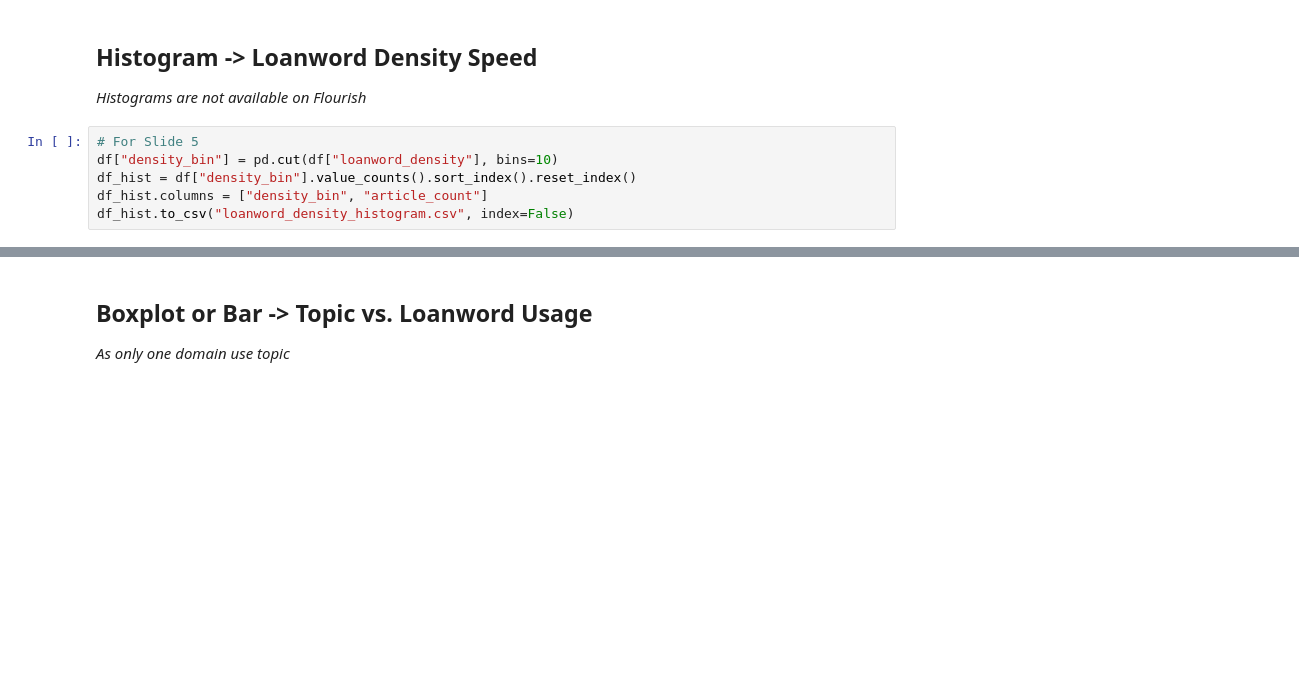
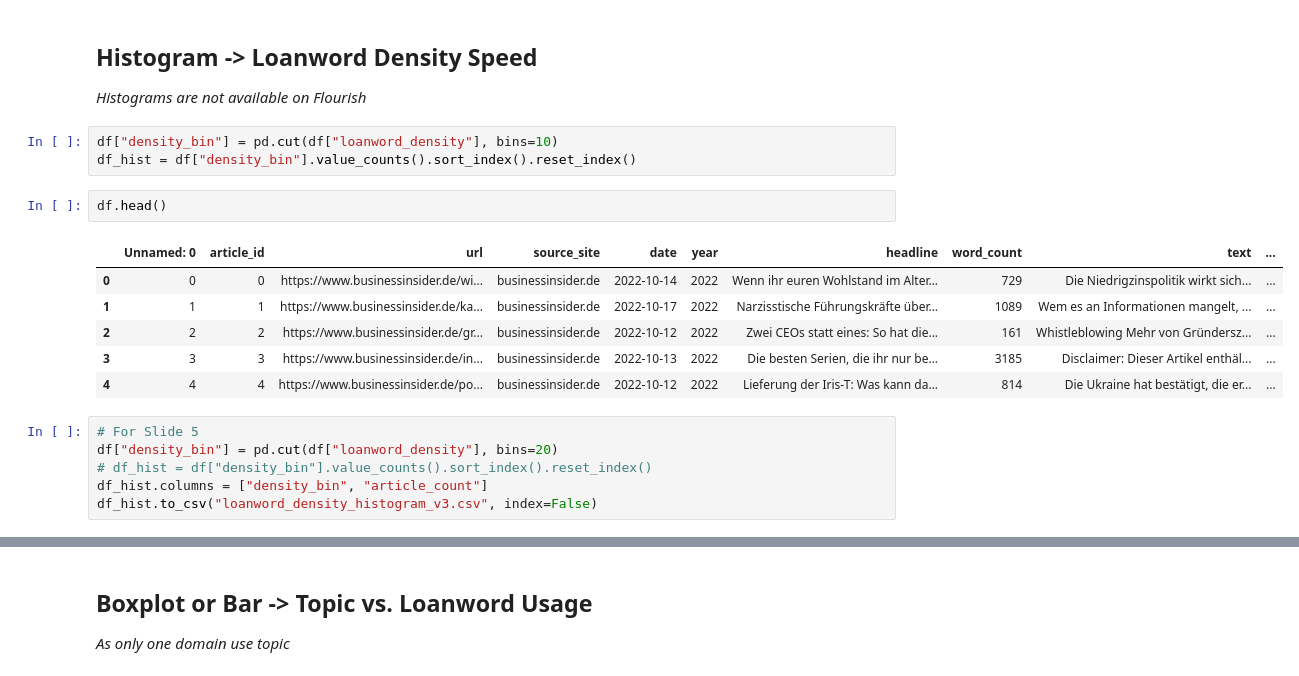
Before and after one commit to halfpintutopia/DA-deutsch-englisch-einfluss, a Jupyter notebook: flourish_data/flourish_data.ipynb, the cells around one changed output, grey strips where cells are left out. Drawn from its saved outputs; the diff is of its cells as text; blank space fills up the shorter version.

```diff
--- a/flourish_data/flourish_data.ipynb
+++ b/flourish_data/flourish_data.ipynb
@@ -34,9 +56,21 @@ df_line.to_csv("loanword_density_by_year.csv", index=False)
 ## Histogram -> Loanword Density Speed
 
 _Histograms are not available on Flourish_
+# %%
+df["density_bin"] = pd.cut(df["loanword_density"], bins=10)
+df_hist = df["density_bin"].value_counts().sort_index().reset_index()
+# %%
+df.head()
+# %% [output]
+|  | Unnamed: 0 | article_id | url | source_site | date | year | headline | word_count | text | ... |
+| 0 | 0 | 0 | https://www.businessinsider.de/wi... | businessinsider.de | 2022-10-14 | 2022 | Wenn ihr euren Wohlstand im Alter... | 729 | Die Niedrigzinspolitik wirkt sich... | ... |
+| 1 | 1 | 1 | https://www.businessinsider.de/ka... | businessinsider.de | 2022-10-17 | 2022 | Narzisstische Führungskräfte über... | 1089 | Wem es an Informationen mangelt, ... | ... |
+| 2 | 2 | 2 | https://www.businessinsider.de/gr... | businessinsider.de | 2022-10-12 | 2022 | Zwei CEOs statt eines: So hat die... | 161 | Whistleblowing Mehr von Gründersz... | ... |
+| 3 | 3 | 3 | https://www.businessinsider.de/in... | businessinsider.de | 2022-10-13 | 2022 | Die besten Serien, die ihr nur be... | 3185 | Disclaimer: Dieser Artikel enthäl... | ... |
+| 4 | 4 | 4 | https://www.businessinsider.de/po... | businessinsider.de | 2022-10-12 | 2022 | Lieferung der Iris-T: Was kann da... | 814 | Die Ukraine hat bestätigt, die er... | ... |
 # %%
 # For Slide 5
-df["density_bin"] = pd.cut(df["loanword_density"], bins=10)
-df_hist = df["density_bin"].value_counts().sort_index().reset_index()
+df["density_bin"] = pd.cut(df["loanword_density"], bins=20)
+# df_hist = df["density_bin"].value_counts().sort_index().reset_index()
 df_hist.columns = ["density_bin", "article_count"]
-df_hist.to_csv("loanword_density_histogram.csv", index=False)
+df_hist.to_csv("loanword_density_histogram_v3.csv", index=False)
```
Also changed, not shown: parts of 10 cells of this notebook, 1 other file.
